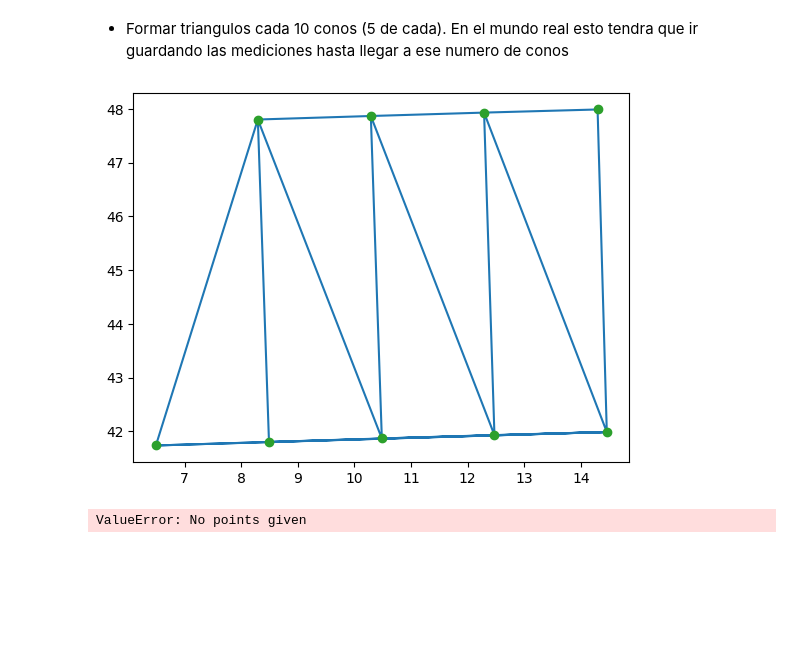
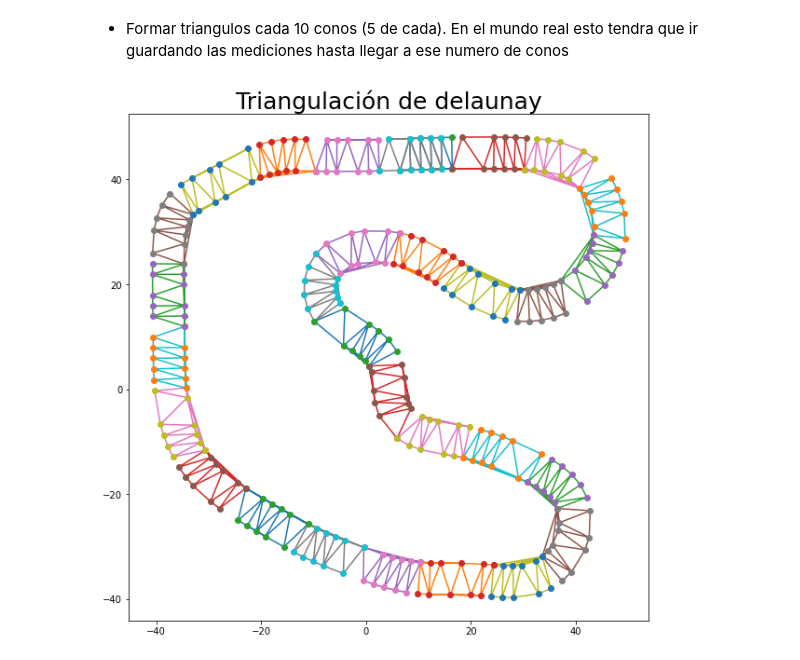
Before and after one commit to FSBDriverless/FS-AI, a Jupyter notebook: Planificación/Triangulacion de Delaunay.ipynb, the cells around one changed output. Cells and saved outputs as stored; diff of their text form; code cells hidden in the pictures; blank space fills up the shorter version.

Commit message:
Delaunay primer paso

```diff
--- a/Planificación/Triangulacion de Delaunay.ipynb
+++ b/Planificación/Triangulacion de Delaunay.ipynb
@@ -58,11 +41,16 @@ for i = interv:interv:2*m
 # %%
 interv = 10
+f = plt.figure()
+f.set_figwidth(10)
+f.set_figheight(10)
 for i in range(interv, 2*total, interv):
-    points = P[(i-interv):(interv-1)]
+    points = P[(i-interv):(i+1)]
     DT = Delaunay(points)
     plt.triplot(points[:,0], points[:,1], DT.simplices)
     plt.plot(points[:,0], points[:,1], 'o')
-    plt.show()
+    plt.title('Triangulación de delaunay',
+          fontsize=25,
+          color="black")
+plt.show()
 # %% [output]
-[figure, old version]
+[figure, new version]
-ValueError: No points given
```
Also changed, not shown: parts of 4 cells of this notebook.
